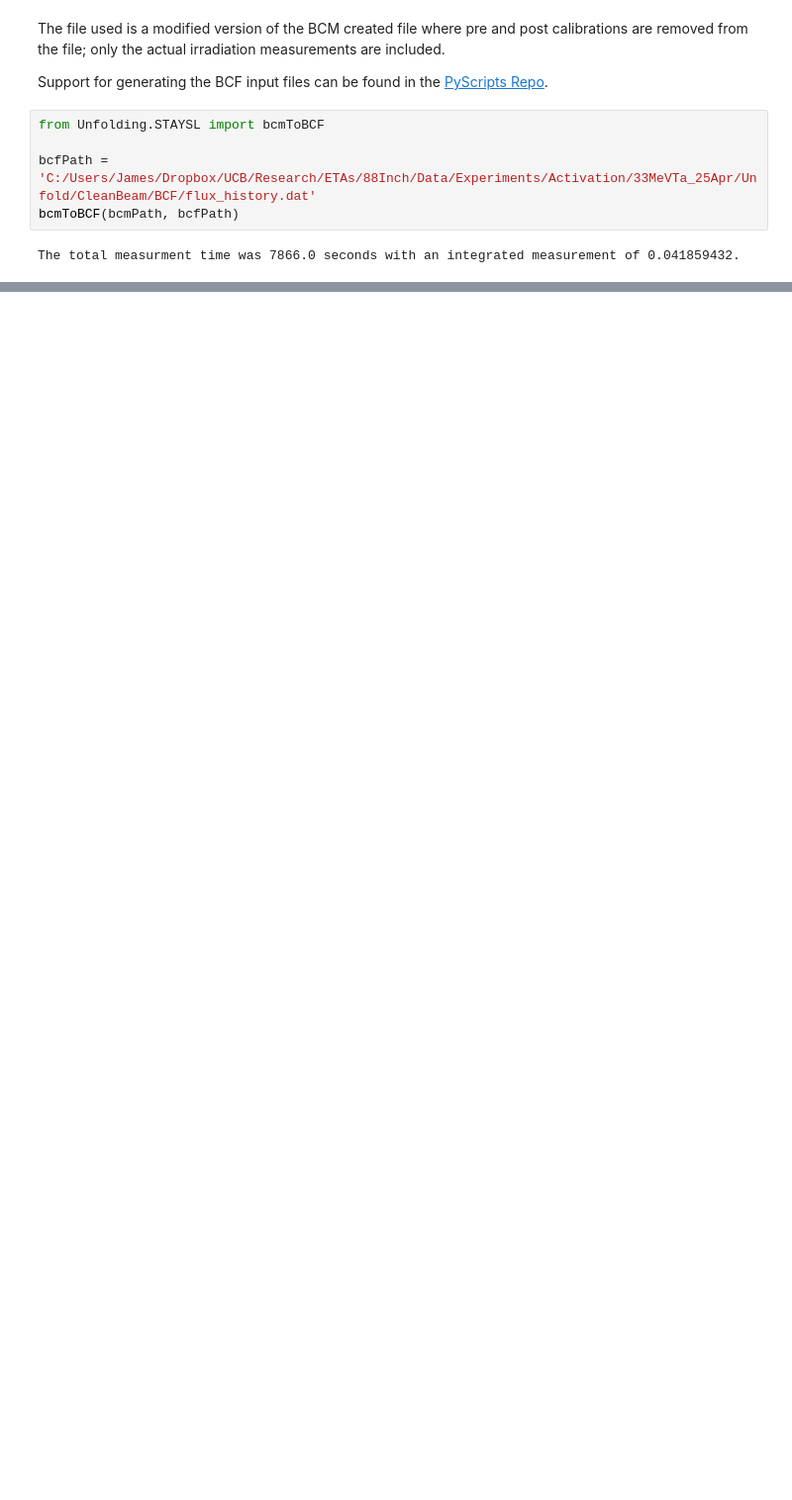
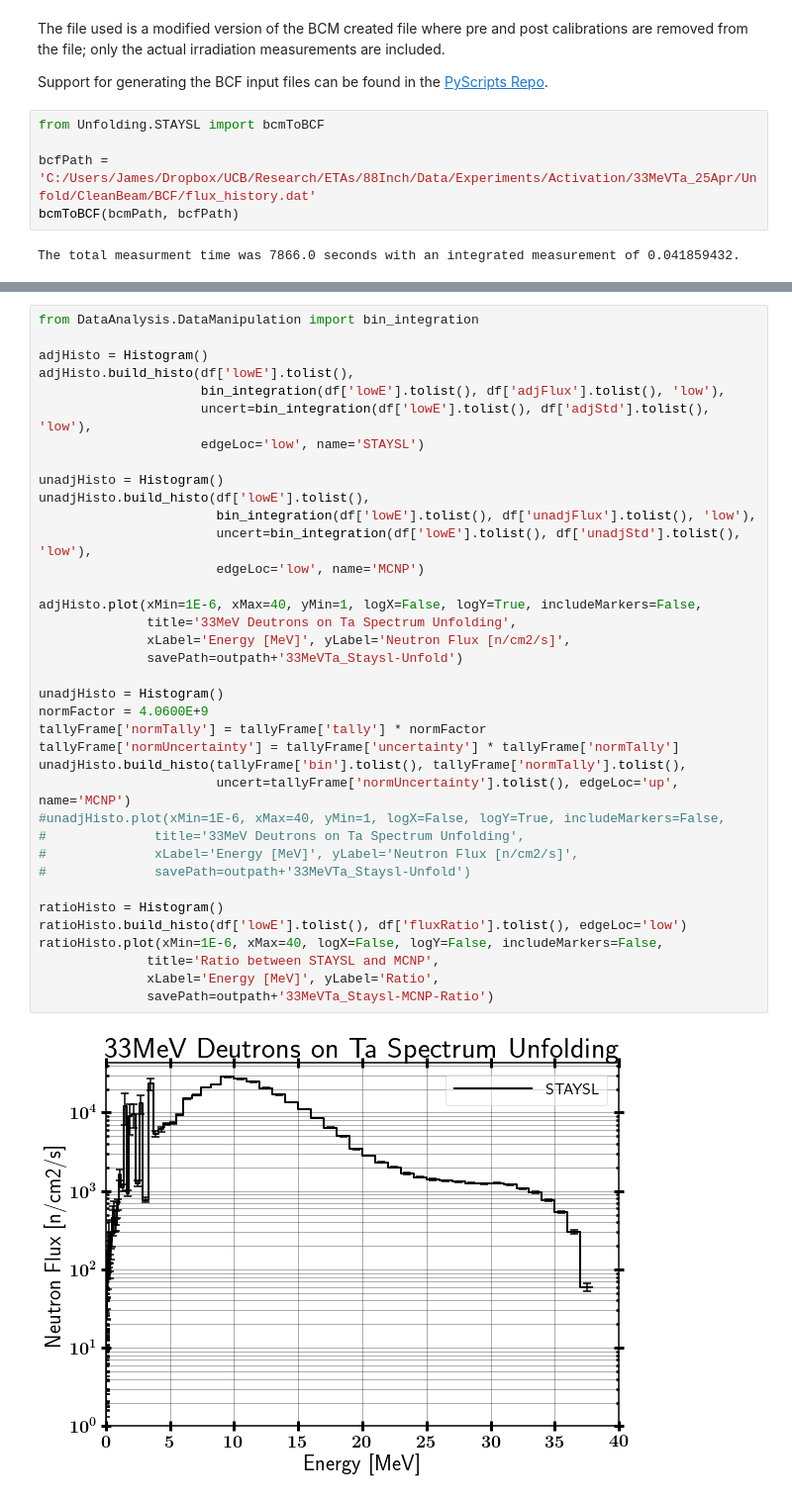
Before and after one commit to 2lambda123/88_Data, a Jupyter notebook: Experiments/Activation/33MeVTa_25Apr/Unfold/CleanBeam/STAYSL_CleanBeam_Input-&-Analysis.ipynb, the cells around one changed output, grey strips where cells are left out. Shown at 99% size. Cells and saved outputs as stored; diff of their text form; blank space fills up the shorter version.

```diff
--- a/Experiments/Activation/33MeVTa_25Apr/Unfold/CleanBeam/STAYSL_CleanBeam_Input-&-Analysis.ipynb
+++ b/Experiments/Activation/33MeVTa_25Apr/Unfold/CleanBeam/STAYSL_CleanBeam_Input-&-Analysis.ipynb
@@ -91,0 +152,39 @@ The STAYSL code is ran by double clicking the executable or running from the com
+# %%
+from DataAnalysis.DataManipulation import bin_integration
+
+adjHisto = Histogram()
+adjHisto.build_histo(df['lowE'].tolist(),
+                     bin_integration(df['lowE'].tolist(), df['adjFlux'].tolist(), 'low'),
+                     uncert=bin_integration(df['lowE'].tolist(), df['adjStd'].tolist(), 'low'),
+                     edgeLoc='low', name='STAYSL')
+
+unadjHisto = Histogram()
+unadjHisto.build_histo(df['lowE'].tolist(),
+                       bin_integration(df['lowE'].tolist(), df['unadjFlux'].tolist(), 'low'),
+                       uncert=bin_integration(df['lowE'].tolist(), df['unadjStd'].tolist(), 'low'),
+                       edgeLoc='low', name='MCNP')
+
+adjHisto.plot(xMin=1E-6, xMax=40, yMin=1, logX=False, logY=True, includeMarkers=False,
+              title='33MeV Deutrons on Ta Spectrum Unfolding',
+              xLabel='Energy [MeV]', yLabel='Neutron Flux [n/cm2/s]',
+              savePath=outpath+'33MeVTa_Staysl-Unfold')
+
+unadjHisto = Histogram()
+normFactor = 4.0600E+9
+tallyFrame['normTally'] = tallyFrame['tally'] * normFactor
+tallyFrame['normUncertainty'] = tallyFrame['uncertainty'] * tallyFrame['normTally']
+unadjHisto.build_histo(tallyFrame['bin'].tolist(), tallyFrame['normTally'].tolist(),
+                       uncert=tallyFrame['normUncertainty'].tolist(), edgeLoc='up', name='MCNP')
+#unadjHisto.plot(xMin=1E-6, xMax=40, yMin=1, logX=False, logY=True, includeMarkers=False,
+#              title='33MeV Deutrons on Ta Spectrum Unfolding',
+#              xLabel='Energy [MeV]', yLabel='Neutron Flux [n/cm2/s]',
+#              savePath=outpath+'33MeVTa_Staysl-Unfold')
+
+ratioHisto = Histogram()
+ratioHisto.build_histo(df['lowE'].tolist(), df['fluxRatio'].tolist(), edgeLoc='low')
+ratioHisto.plot(xMin=1E-6, xMax=40, logX=False, logY=False, includeMarkers=False,
+              title='Ratio between STAYSL and MCNP',
+              xLabel='Energy [MeV]', yLabel='Ratio',
+              savePath=outpath+'33MeVTa_Staysl-MCNP-Ratio')
+# %% [output]
+[figure, added]
```
Also changed, not shown: parts of 21 cells of this notebook, 16 other files.
